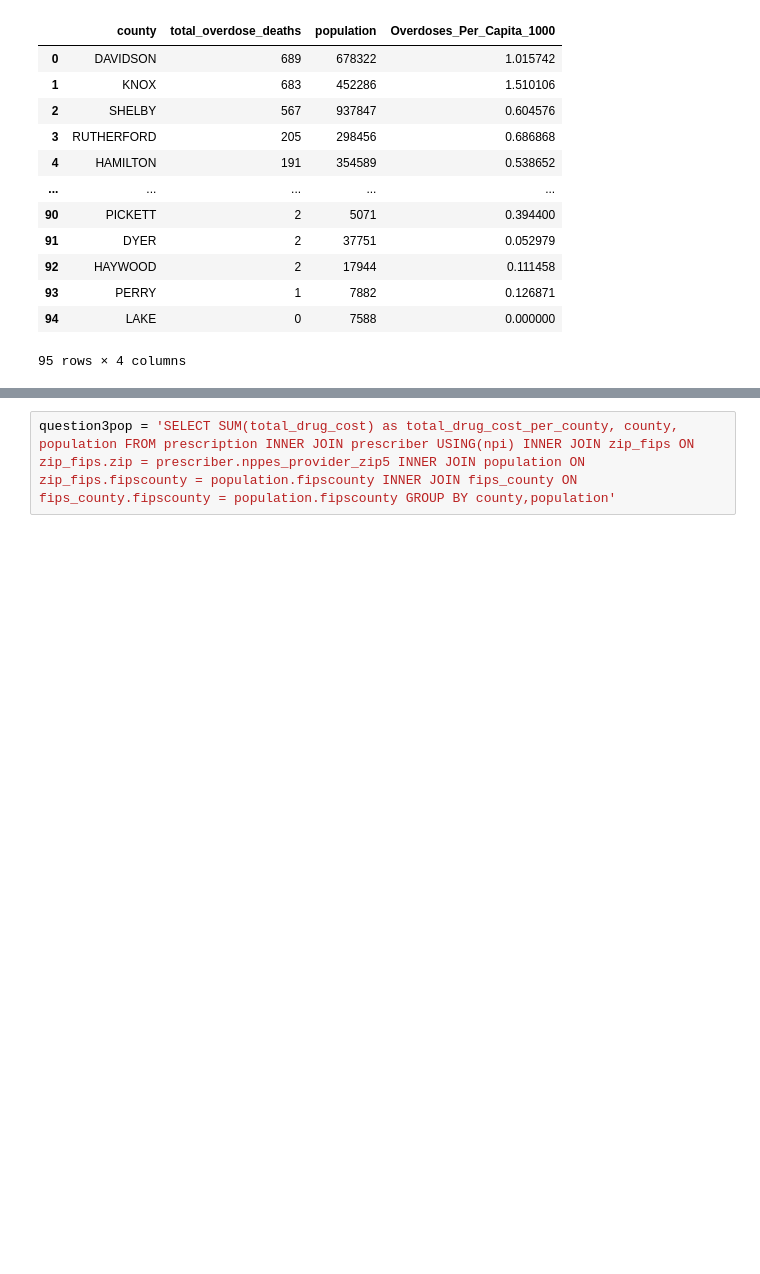
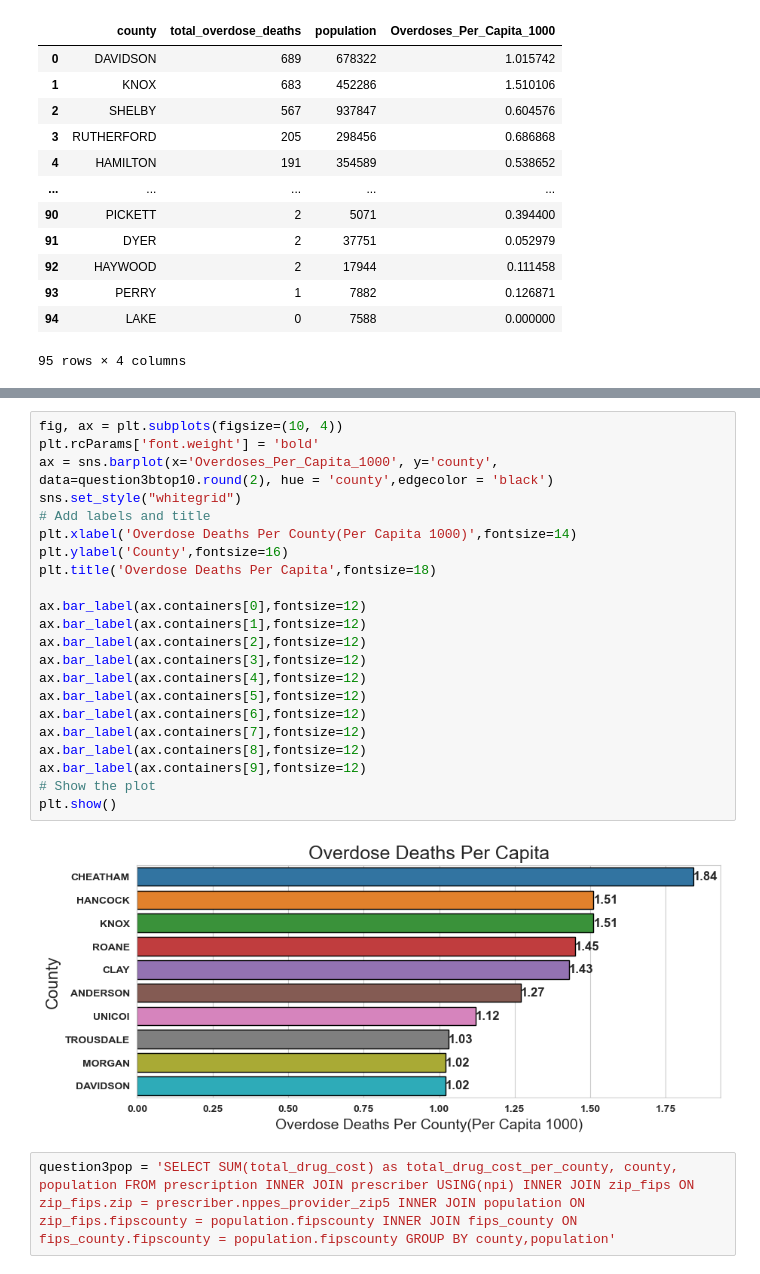
Before and after one commit to NSS-Full-Time-Data-Analytics-14/prescription-drugs-python-snickers, a Jupyter notebook: Notebook/Prescriptions_Project.ipynb, the cells around one changed output, grey strips where cells are left out. Cells and saved outputs as stored; diff of their text form; blank space fills up the shorter version.

```diff
--- a/Notebook/Prescriptions_Project.ipynb
+++ b/Notebook/Prescriptions_Project.ipynb
@@ -265,3 +285,27 @@ question3.sort_values(by = 'Overdoses_Per_Capita_1000', ascending = False)
+# %%
+fig, ax = plt.subplots(figsize=(10, 4))
+plt.rcParams['font.weight'] = 'bold'
+ax = sns.barplot(x='Overdoses_Per_Capita_1000', y='county', data=question3btop10.round(2), hue = 'county',edgecolor = 'black')
+sns.set_style("whitegrid")
+# Add labels and title
+plt.xlabel('Overdose Deaths Per County(Per Capita 1000)',fontsize=14)
+plt.ylabel('County',fontsize=16)
+plt.title('Overdose Deaths Per Capita',fontsize=18)
+
+ax.bar_label(ax.containers[0],fontsize=12)
+ax.bar_label(ax.containers[1],fontsize=12)
+ax.bar_label(ax.containers[2],fontsize=12)
+ax.bar_label(ax.containers[3],fontsize=12)
+ax.bar_label(ax.containers[4],fontsize=12)
+ax.bar_label(ax.containers[5],fontsize=12)
+ax.bar_label(ax.containers[6],fontsize=12)
+ax.bar_label(ax.containers[7],fontsize=12)
+ax.bar_label(ax.containers[8],fontsize=12)
+ax.bar_label(ax.containers[9],fontsize=12)
+# Show the plot
+plt.show()
+# %% [output]
+[figure, added]
 # %%
 question3pop = 'SELECT SUM(total_drug_cost) as total_drug_cost_per_county, county, population FROM prescription INNER JOIN prescriber USING(npi) INNER JOIN zip_fips ON zip_fips.zip = prescriber.nppes_provider_zip5 INNER JOIN population ON zip_fips.fipscounty = population.fipscounty INNER JOIN fips_county ON fips_county.fipscounty = population.fipscounty GROUP BY county,population'
 # %%
```
Also changed, not shown: parts of 28 cells of this notebook.
